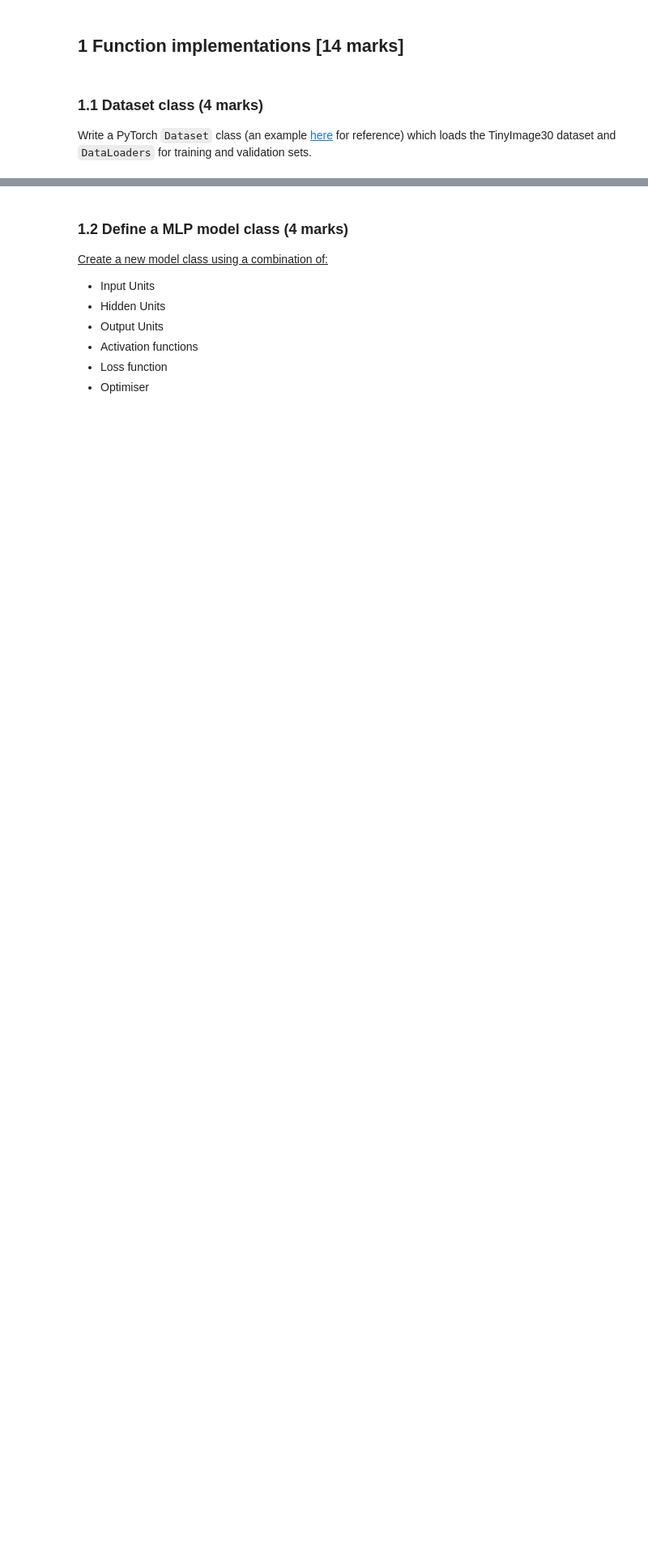
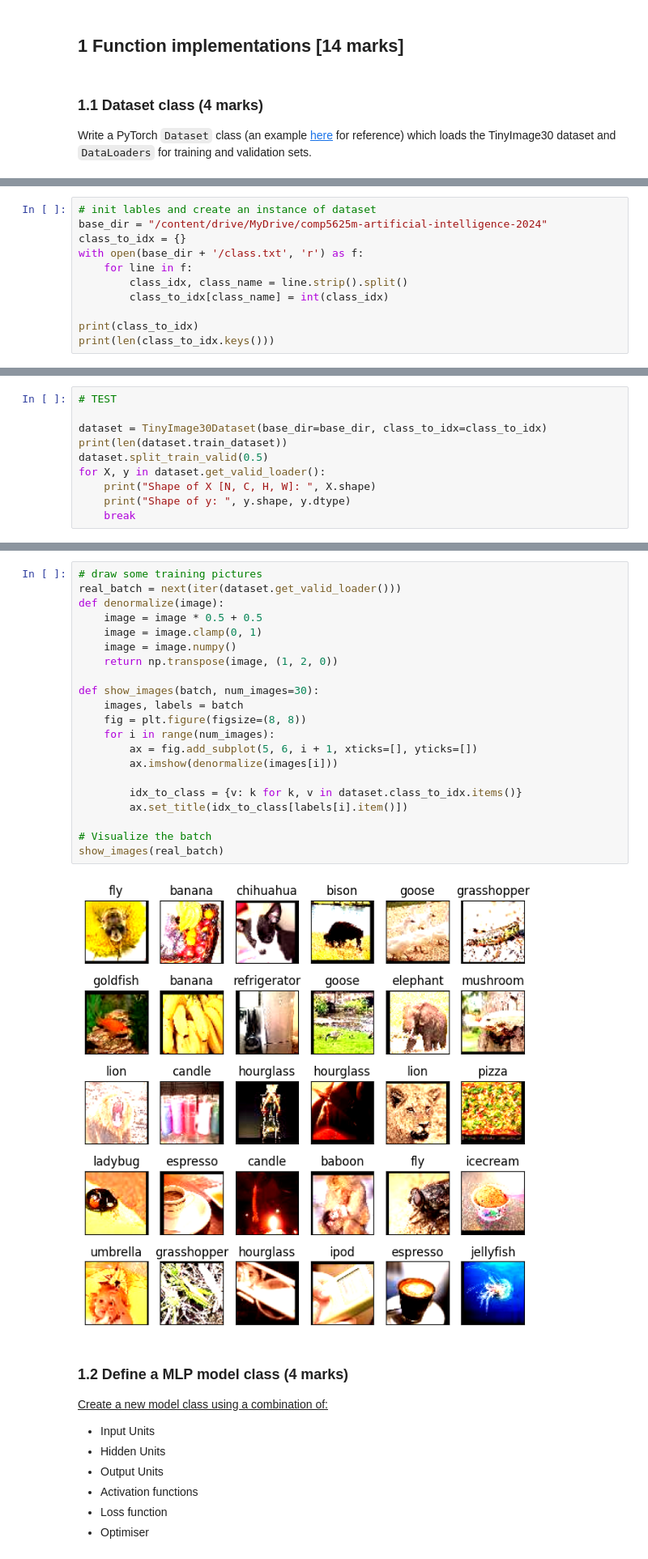
Before and after one commit to Dominique9898/2048, a Jupyter notebook: COMP5625M_assessment2024_problem.ipynb, the cells around one changed output, grey strips where cells are left out. Shown at 81% size. Drawn from its saved outputs; the diff is of its cells as text; blank space fills up the shorter version.

```diff
--- a/COMP5625M_assessment2024_problem.ipynb
+++ b/COMP5625M_assessment2024_problem.ipynb
@@ -163,0 +192,11 @@
+# %%
+# init lables and create an instance of dataset
+base_dir = "/content/drive/MyDrive/comp5625m-artificial-intelligence-2024"
+class_to_idx = {}
+with open(base_dir + '/class.txt', 'r') as f:
+    for line in f:
+        class_idx, class_name = line.strip().split()
+        class_to_idx[class_name] = int(class_idx)
+
+print(class_to_idx)
+print(len(class_to_idx.keys()))
@@ -163,0 +259,10 @@
+# %%
+# TEST
+
+dataset = TinyImage30Dataset(base_dir=base_dir, class_to_idx=class_to_idx)
+print(len(dataset.train_dataset))
+dataset.split_train_valid(0.5)
+for X, y in dataset.get_valid_loader():
+    print("Shape of X [N, C, H, W]: ", X.shape)
+    print("Shape of y: ", y.shape, y.dtype)
+    break
@@ -164,3 +273,26 @@
+# %%
+# draw some training pictures
+real_batch = next(iter(dataset.get_valid_loader()))
+def denormalize(image):
+    image = image * 0.5 + 0.5
+    image = image.clamp(0, 1)
+    image = image.numpy()
+    return np.transpose(image, (1, 2, 0))
+
+def show_images(batch, num_images=30):
+    images, labels = batch
+    fig = plt.figure(figsize=(8, 8))
+    for i in range(num_images):
+        ax = fig.add_subplot(5, 6, i + 1, xticks=[], yticks=[])
+        ax.imshow(denormalize(images[i]))
+
+        idx_to_class = {v: k for k, v in dataset.class_to_idx.items()}
+        ax.set_title(idx_to_class[labels[i].item()])
+
+# Visualize the batch
+show_images(real_batch)
+# %% [output]
+[figure, added]
 # %% [markdown]
 ### 1.2 Define a MLP model class (4 marks)
 
```
Also changed, not shown: parts of 45 cells of this notebook.
